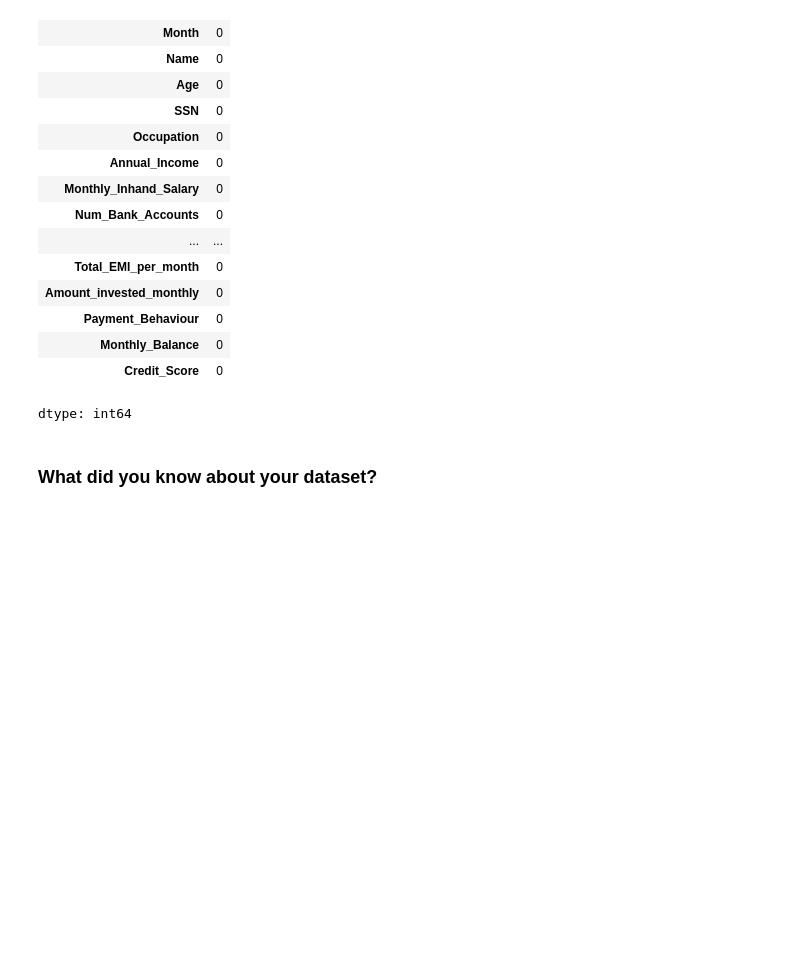
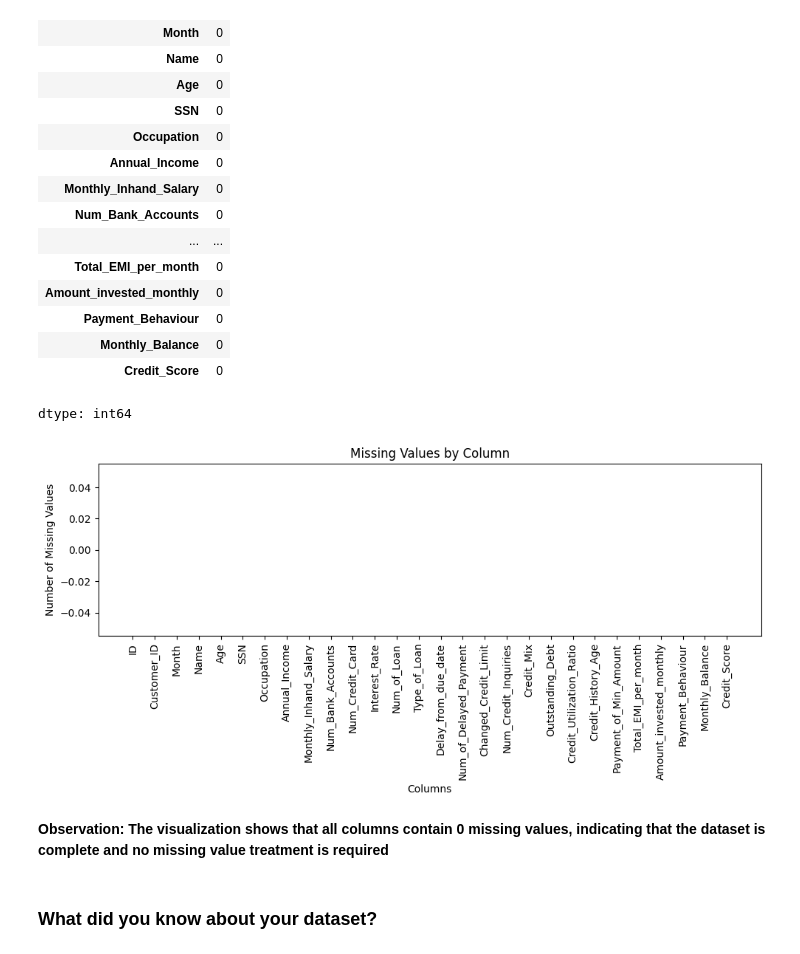
Before and after one commit to Shuvam-2000/Paisa-Bazar-Bank-Fraud-Analysis, a Jupyter notebook: Paisa_Bazar_Bank_Fraud_Analysis.ipynb, the cells around one changed output. Cells and saved outputs as stored; diff of their text form; code cells hidden in the pictures; blank space fills up the shorter version.

Commit message:
feat: - null/duplicate value visualization done - variables description done for the dataset

```diff
--- a/Paisa_Bazar_Bank_Fraud_Analysis.ipynb
+++ b/Paisa_Bazar_Bank_Fraud_Analysis.ipynb
@@ -170,3 +162,19 @@ dtype: int64
+# %%
+# Visualizing the missing values
+missing_values = data.isnull().sum()
+
+plt.figure(figsize=(10, 5))
+plt.bar(missing_values.index, missing_values.values, width=0.4)
+plt.xlabel('Columns')
+plt.ylabel('Number of Missing Values')
+plt.title('Missing Values by Column')
+plt.xticks(rotation=90)
+plt.tight_layout()
+plt.show()
+# %% [output]
+[figure, added]
+# %% [markdown]
+**Observation: The visualization shows that all columns contain 0 missing values, indicating that the dataset is complete and no missing value treatment is required**
 # %% [markdown]
 ### What did you know about your dataset?
 # %% [markdown]
```
Also changed, not shown: parts of 8 cells of this notebook.
